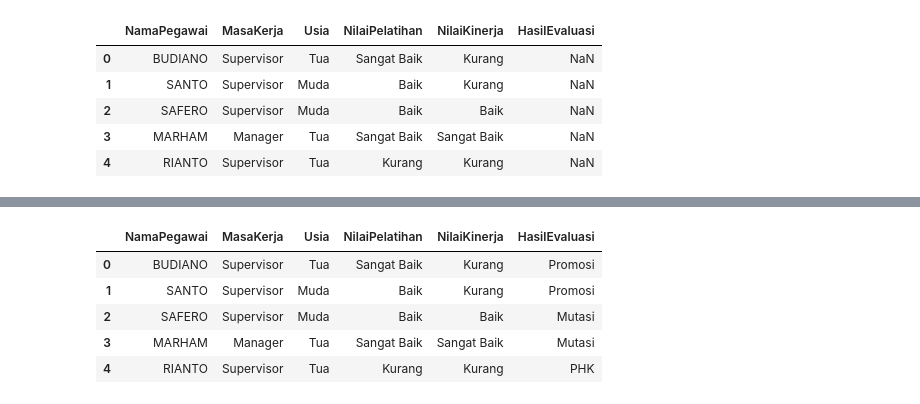
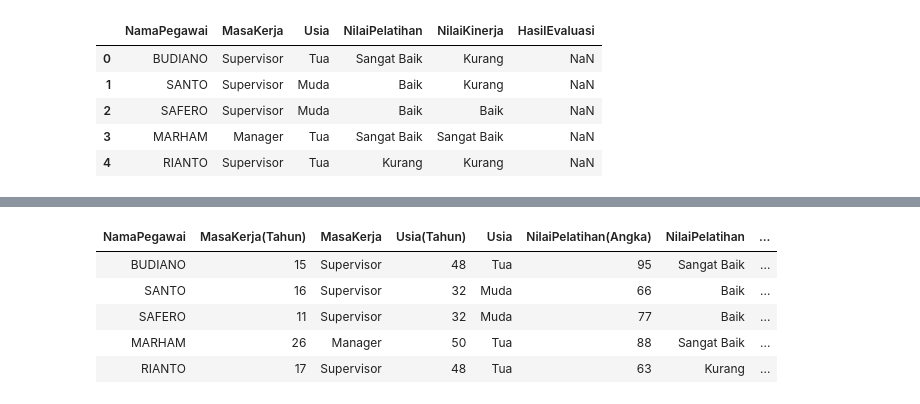
Before and after one commit to Sihkdragon/jupyterNB, a Jupyter notebook: Ai.ipynb, the cells around one changed output, grey strips where cells are left out. Cells and saved outputs as stored; diff of their text form; code cells hidden in the pictures.

```diff
--- a/Ai.ipynb
+++ b/Ai.ipynb
@@ -1,11 +1,8 @@
 # %%
 # Import Library
 import pandas
-import matplotlib.pyplot as plt
-import seaborn as sns
 # Import Data
-csvpath = "data.csv"
-data = pandas.read_csv(csvpath)
+data = pandas.read_csv("data.csv")
 # %%
 # Klasifikasi Masa Kerja Function
 def getClassifyMasaKerja(data_masakerja):
@@ -314,6 +308,5 @@ PXH_Kinerja_SangatBaik_Mutasi = PXH (Kinerja_SangatBaik_Mutasi, Total_Mutasi)
 PXH_Kinerja_SangatBaik_PHK = PXH(Kinerja_SangatBaik_PHK, Total_PHK)
 # %%
 # Import Data Latih
-csvpathtraining = "d:/Code/PYTHON/AI/Program/datalatih.csv"
+csvpathtraining = "datalatih.csv"
 datalatih = pandas.read_csv(csvpathtraining)
-datalatih
@@ -517,7 +503,7 @@ def PXNilaiKinerja(NilaiKinerja):
 # Mencari PX Total
 def PX_Total(PXMasaKerja,PXUsia,PXNilaiPelatihan,PXNilaiKinerja):
     total = PXMasaKerja * PXUsia * PXNilaiPelatihan * PXNilaiKinerja
-    return float("{:.2f}".format(total))
+    return float("{:.3f}".format(total))
 # %%
 # Mencari P(H|X) Function
 def PHX(PXH, PH, PX):
@@ -594,7 +580,6 @@ def NaiveBaiyes():
 
     return HasilEvaluasi
 # %%
-
 # Main Function
 def Main(data):
     dataFinal = pandas.DataFrame({  'NamaPegawai': datalatih['NamaPegawai'],
@@ -604,4 +589,18 @@ def Main(data):
                                     'NilaiKinerja': NilaiKinerjaLatih,
                                     'HasilEvaluasi': data
                                 })
-    return dataFinal
+    return dataFinal.style.hide(axis='index')
+# Data Final Dengan Kuantitaif dan Kualitatif
+def AllMain(data):
+    dataFinal = pandas.DataFrame({  'NamaPegawai': datalatih['NamaPegawai'],
+                                    'MasaKerja(Tahun)': datalatih['MasaKerja'],
+                                    'MasaKerja': MasaKerjaLatih,
+                                    'Usia(Tahun)': datalatih['Usia'],
+                                    'Usia': UsiaLatih,
+                                    'NilaiPelatihan(Angka)': datalatih['NilaiPelatihan'],
+                                    'NilaiPelatihan': NilaiPelatihanLatih,
+                                    'NilaiKinerja(Angka)': datalatih["NilaiKinerja"],
+                                    'NilaiKinerja': NilaiKinerjaLatih,
+                                    'HasilEvaluasi': data
+                                })
+    return dataFinal.style.hide(axis='index')
@@ -608,11 +617,11 @@ def Main(data):
 # %%
-# Call All Process
+# Call All Process With All Data
 
-Main(NaiveBaiyes())
+AllMain(NaiveBaiyes())
 # %% [output]
-|  | NamaPegawai | MasaKerja | Usia | NilaiPelatihan | NilaiKinerja | HasilEvaluasi |
-| 0 | BUDIANO | Supervisor | Tua | Sangat Baik | Kurang | Promosi |
-| 1 | SANTO | Supervisor | Muda | Baik | Kurang | Promosi |
-| 2 | SAFERO | Supervisor | Muda | Baik | Baik | Mutasi |
-| 3 | MARHAM | Manager | Tua | Sangat Baik | Sangat Baik | Mutasi |
-| 4 | RIANTO | Supervisor | Tua | Kurang | Kurang | PHK |
+| NamaPegawai | MasaKerja(Tahun) | MasaKerja | Usia(Tahun) | Usia | NilaiPelatihan(Angka) | NilaiPelatihan | ... |
+| BUDIANO | 15 | Supervisor | 48 | Tua | 95 | Sangat Baik | ... |
+| SANTO | 16 | Supervisor | 32 | Muda | 66 | Baik | ... |
+| SAFERO | 11 | Supervisor | 32 | Muda | 77 | Baik | ... |
+| MARHAM | 26 | Manager | 50 | Tua | 88 | Sangat Baik | ... |
+| RIANTO | 17 | Supervisor | 48 | Tua | 63 | Kurang | ... |
```
Also changed, not shown: parts of 3 cells of this notebook, 2 other files.
